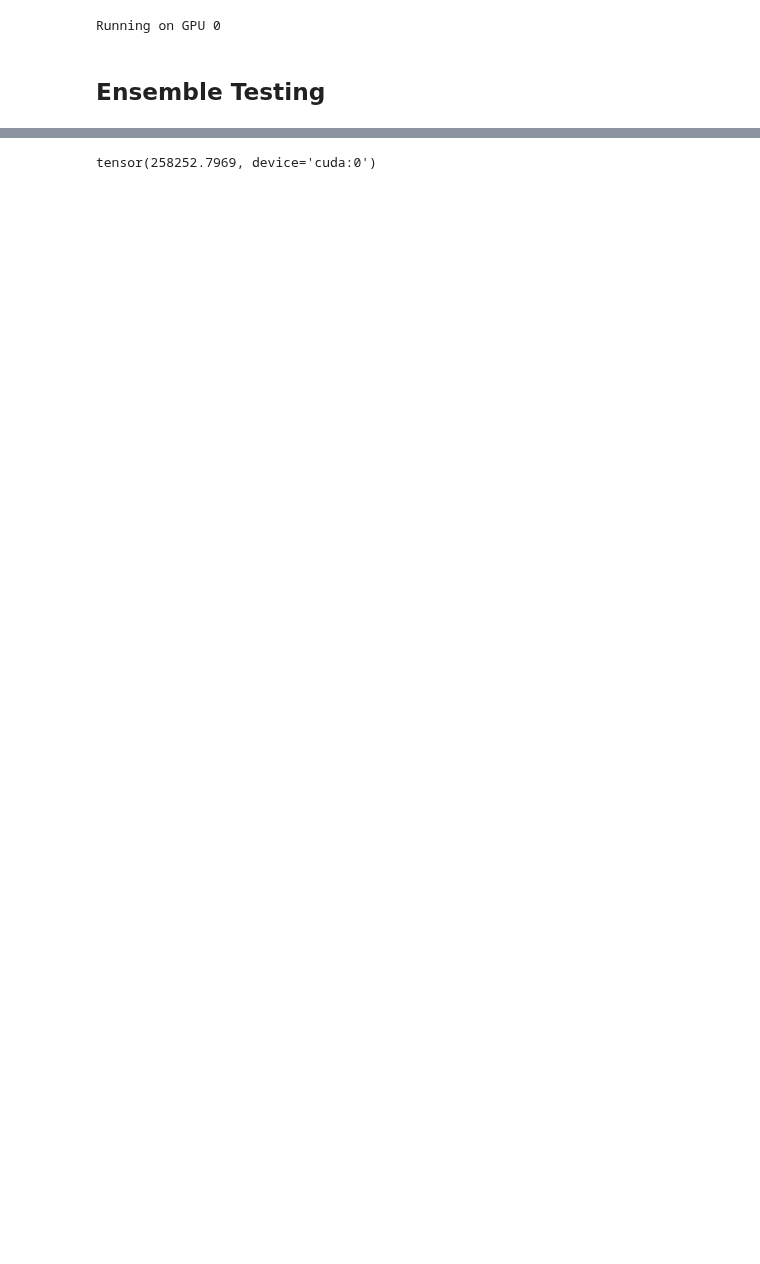
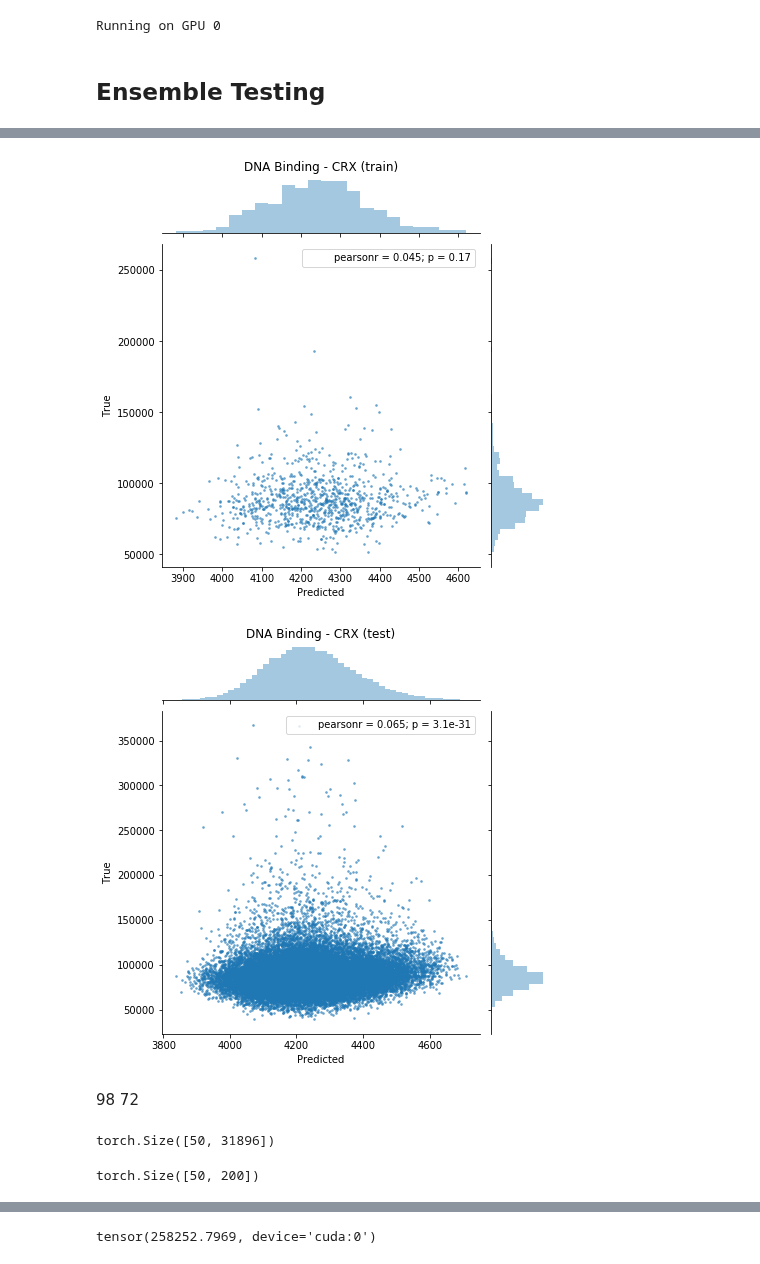
Before and after one commit to tmfs10/bb-opt, a Jupyter notebook: notebooks_nathan/deep_ensemble.ipynb, the cells around one changed output, grey strips where cells are left out. Drawn from its saved outputs; the diff is of its cells as text; code cells hidden in the pictures; blank space fills up the shorter version.

```diff
--- a/notebooks_nathan/deep_ensemble.ipynb
+++ b/notebooks_nathan/deep_ensemble.ipynb
@@ -26,15 +37,3 @@ device = torch.device('cuda:0' if torch.cuda.is_available() else 'cpu')
 %matplotlib inline
 # %% [output]
 Running on GPU 0
-# %%
-def jointplot(predicted, true, title: str=""):
-    if isinstance(predicted, torch.Tensor):
-        predicted = predicted.detach().cpu().numpy()
-
-    if isinstance(true, torch.Tensor):
-        true = true.detach().cpu().numpy()
-
-    ax = sns.jointplot(predicted, true, s=3, alpha=0.5)
-    ax.set_axis_labels('Predicted', 'True')
-    ax.ax_marg_x.set_title(title)
-    return ax
@@ -135,11 +64,16 @@ test_labels = torch.tensor(test_labels).float().to(device)
 # %%
-n_models = 100
+n_models = 250
 
-mins = train_inputs.min(dim=0)[0]
-maxes = train_inputs.max(dim=0)[0]
+mins = data.train.inputs.min(dim=0)[0]
+maxes = data.train.inputs.max(dim=0)[0]
 adversarial_epsilon = 0.01 * (maxes - mins)
 adversarial_epsilon = None
 
+# model_kwargs = {
+#     n_inputs, batch_size, n_models, n_hidden, adversarial_epsilon
+# }
+
 # model = NN(n_inputs, n_hidden).to(device)
-model = NNEnsemble(n_models, n_inputs, n_hidden, adversarial_epsilon=adversarial_epsilon).to(device)
+model = get_model_deep_ensemble(n_inputs, batch_size, n_models, n_hidden, adversarial_epsilon, device)#, nonlinearity_names)
+# model = NNEnsemble(n_models, RandomNN, model_kwargs(), adversarial_epsilon=adversarial_epsilon).to(device)
 optimizer = torch.optim.Adam(model.parameters(), lr=0.01)
@@ -215,14 +185,17 @@ plt.title("MSE");
 # %%
 title = "DNA Binding - CRX"
 train_title = title + " (train)"
 test_title = title + " (test)"
 
 with torch.no_grad():
-    means, variances = model(train_inputs)
+    means, variances = model(data.train.inputs)
 mean, variance = combine_means_variances(means, variances)
-jointplot(mean, train_labels, train_title)
+jointplot(mean, data.train.labels, title=train_title)
 
 with torch.no_grad():
-    means, variances = model(test_inputs)
+    means, variances = model(data.test.inputs)
 mean, variance = combine_means_variances(means, variances)
-jointplot(mean, test_labels, test_title)
+jointplot(mean, data.test.labels, title=test_title);
+# %% [output]
+[figure, added]
+[figure, added]
@@ -231,0 +202,2 @@ jointplot(mean, test_labels, test_title)
+# %% [markdown]
+98 72
@@ -231,0 +206,6 @@ jointplot(mean, test_labels, test_title)
+# %%
+with torch.no_grad():
+    means, variances = model(test_inputs)
+means.shape
+# %% [output]
+torch.Size([50, 31896])
@@ -231,0 +215,7 @@ jointplot(mean, test_labels, test_title)
+# %%
+means = preds.mean(0)
+max_idx = means.sort(descending=True)[1][:n_max_dist_points]
+max_dist = preds[:, max_idx]
+max_dist.shape
+# %% [output]
+torch.Size([50, 200])
```
Also changed, not shown: parts of 101 cells of this notebook, 6 other files.
